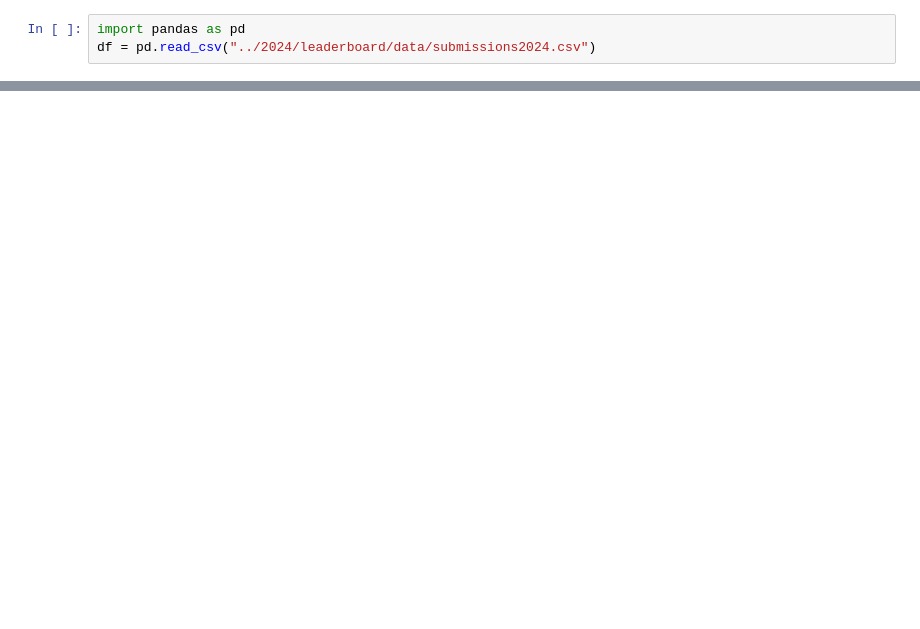
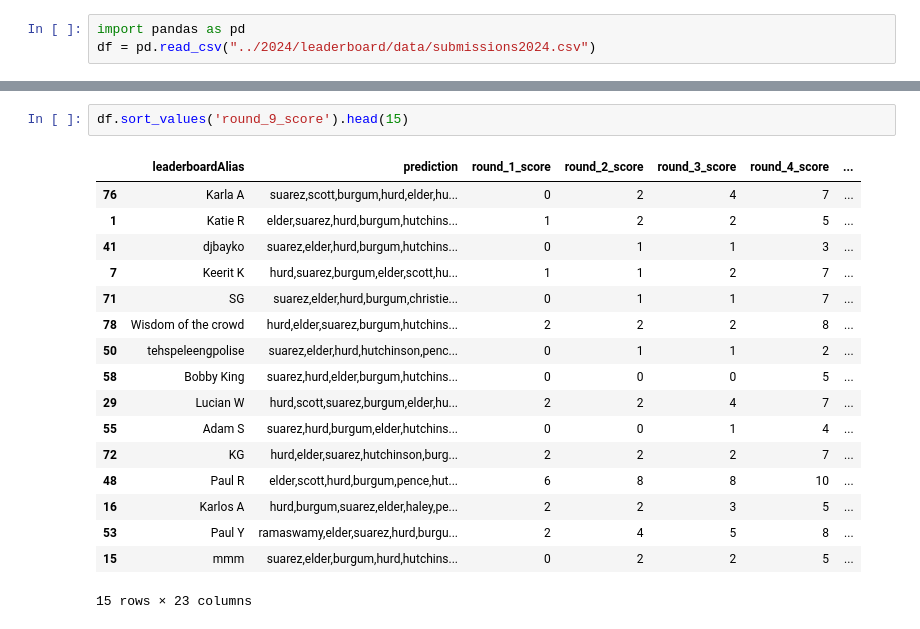
Before and after one commit to OGladfelter/dropout-contest, a Jupyter notebook: python/email-participants.ipynb, the cells around one changed output, grey strips where cells are left out. Drawn from its saved outputs; the diff is of its cells as text; blank space fills up the shorter version.

```diff
--- a/python/email-participants.ipynb
+++ b/python/email-participants.ipynb
@@ -33,0 +36,20 @@ display(df.sort_values('diff').tail(10))
+# %%
+df.sort_values('round_9_score').head(15)
+# %% [output]
+|  | leaderboardAlias | prediction | round_1_score | round_2_score | round_3_score | round_4_score | ... |
+| 76 | Karla A | suarez,scott,burgum,hurd,elder,hu... | 0 | 2 | 4 | 7 | ... |
+| 1 | Katie R | elder,suarez,hurd,burgum,hutchins... | 1 | 2 | 2 | 5 | ... |
+| 41 | djbayko | suarez,elder,hurd,burgum,hutchins... | 0 | 1 | 1 | 3 | ... |
+| 7 | Keerit K | hurd,suarez,burgum,elder,scott,hu... | 1 | 1 | 2 | 7 | ... |
+| 71 | SG | suarez,elder,hurd,burgum,christie... | 0 | 1 | 1 | 7 | ... |
+| 78 | Wisdom of the crowd | hurd,elder,suarez,burgum,hutchins... | 2 | 2 | 2 | 8 | ... |
+| 50 | tehspeleengpolise | suarez,elder,hurd,hutchinson,penc... | 0 | 1 | 1 | 2 | ... |
+| 58 | Bobby King | suarez,hurd,elder,burgum,hutchins... | 0 | 0 | 0 | 5 | ... |
+| 29 | Lucian W | hurd,scott,suarez,burgum,elder,hu... | 2 | 2 | 4 | 7 | ... |
+| 55 | Adam S | suarez,hurd,burgum,elder,hutchins... | 0 | 0 | 1 | 4 | ... |
+| 72 | KG | hurd,elder,suarez,hutchinson,burg... | 2 | 2 | 2 | 7 | ... |
+| 48 | Paul R | elder,scott,hurd,burgum,pence,hut... | 6 | 8 | 8 | 10 | ... |
+| 16 | Karlos A | hurd,burgum,suarez,elder,haley,pe... | 2 | 2 | 3 | 5 | ... |
+| 53 | Paul Y | ramaswamy,elder,suarez,hurd,burgu... | 2 | 4 | 5 | 8 | ... |
+| 15 | mmm | suarez,elder,burgum,hurd,hutchins... | 0 | 2 | 2 | 5 | ... |
+15 rows × 23 columns
```
Also changed, not shown: parts of 3 cells of this notebook, 4 other files.
